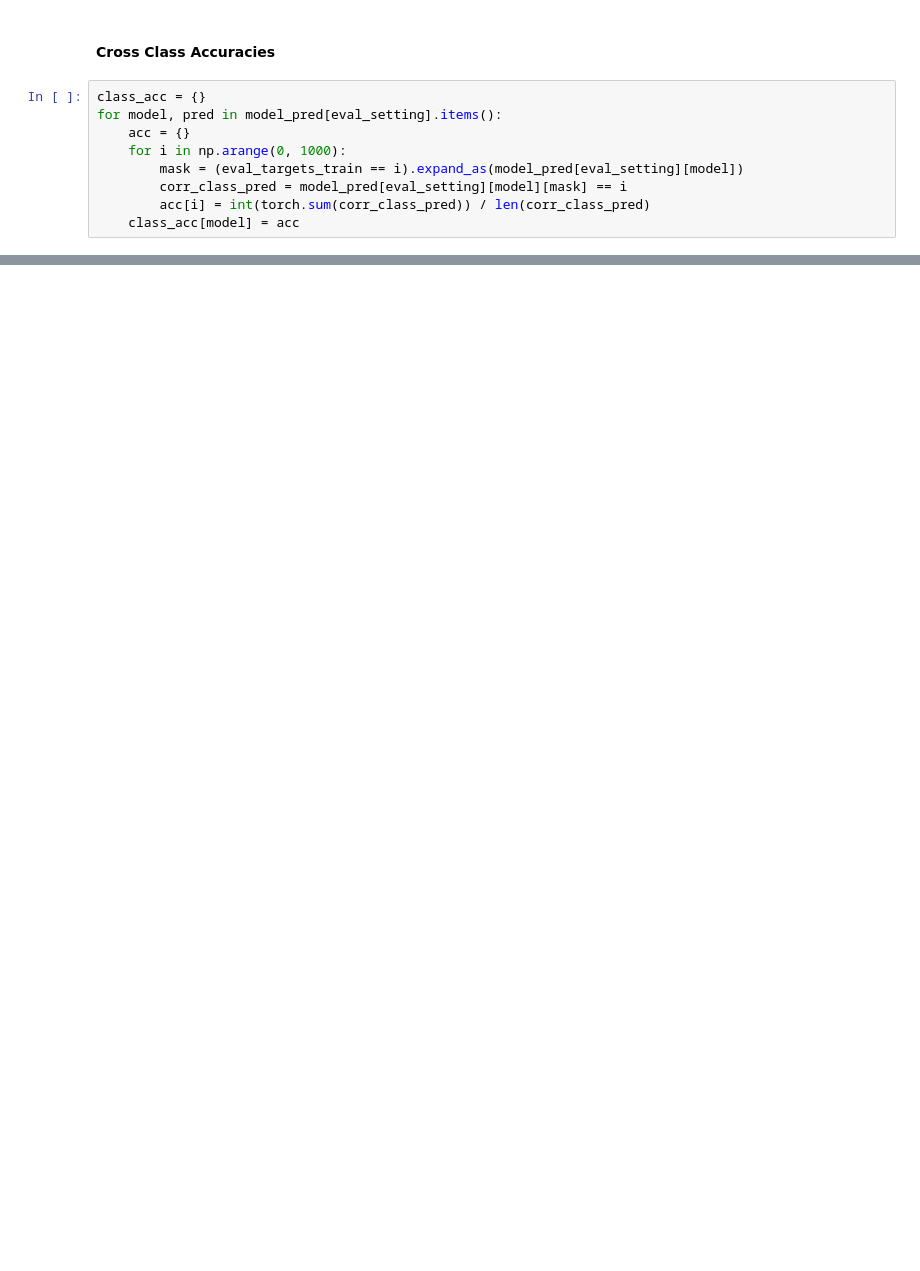
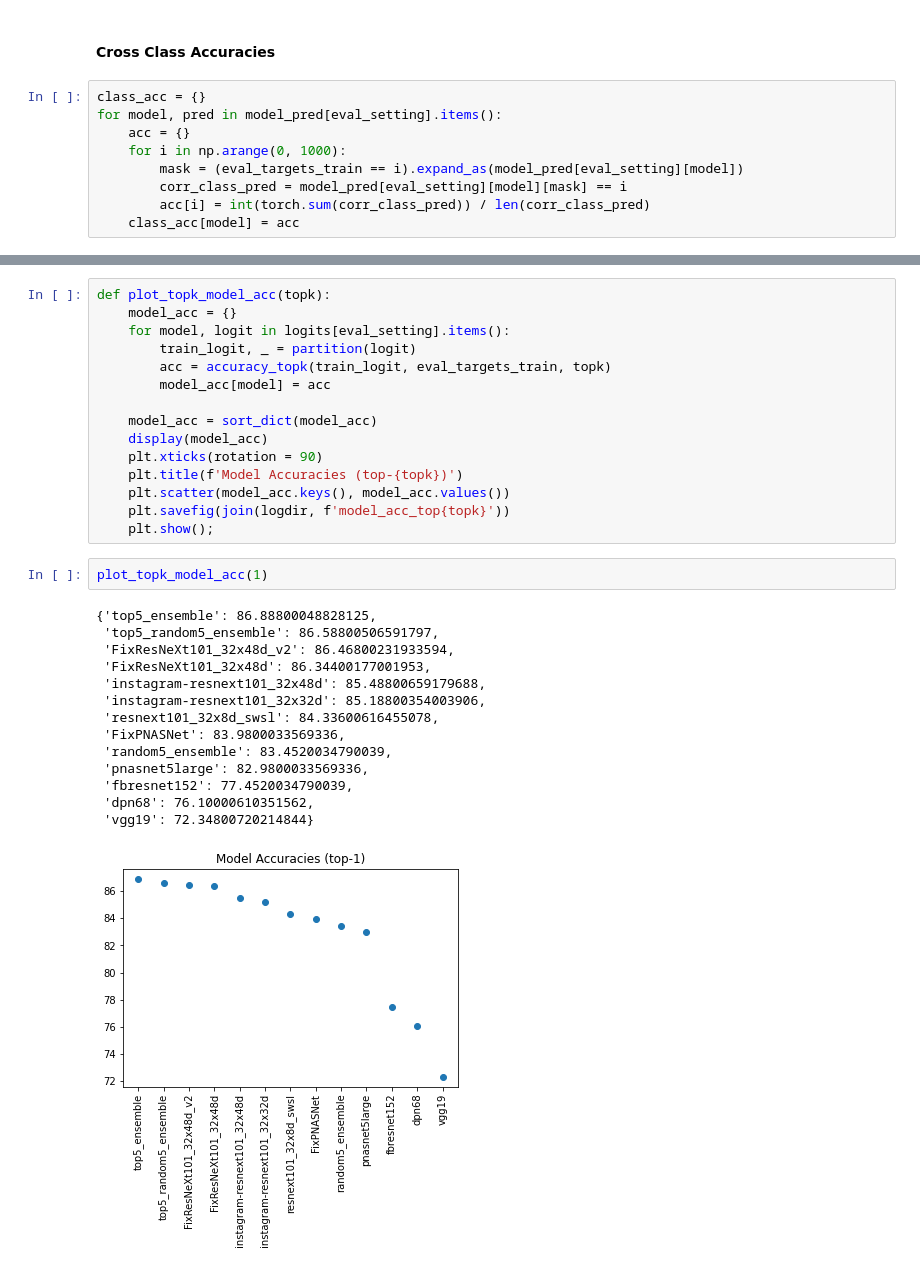
Before and after one commit to csinva/dnn-ensemble, a Jupyter notebook: eda.ipynb, the cells around one changed output, grey strips where cells are left out. Saved outputs shown, nothing was run; the diff lists cells and outputs as text; blank space fills up the shorter version.

```diff
--- a/eda.ipynb
+++ b/eda.ipynb
@@ -328,0 +382,32 @@ vgg19 0.7239999771118164
+# %%
+def plot_topk_model_acc(topk):
+    model_acc = {}
+    for model, logit in logits[eval_setting].items():
+        train_logit, _ = partition(logit)
+        acc = accuracy_topk(train_logit, eval_targets_train, topk)
+        model_acc[model] = acc
+
+    model_acc = sort_dict(model_acc)
+    display(model_acc)
+    plt.xticks(rotation = 90)
+    plt.title(f'Model Accuracies (top-{topk})')
+    plt.scatter(model_acc.keys(), model_acc.values())
+    plt.savefig(join(logdir, f'model_acc_top{topk}'))
+    plt.show();
+# %%
+plot_topk_model_acc(1)
+# %% [output]
+{'top5_ensemble': 86.88800048828125,
+ 'top5_random5_ensemble': 86.58800506591797,
+ 'FixResNeXt101_32x48d_v2': 86.46800231933594,
+ 'FixResNeXt101_32x48d': 86.34400177001953,
+ 'instagram-resnext101_32x48d': 85.48800659179688,
+ 'instagram-resnext101_32x32d': 85.18800354003906,
+ 'resnext101_32x8d_swsl': 84.33600616455078,
+ 'FixPNASNet': 83.9800033569336,
+ 'random5_ensemble': 83.4520034790039,
+ 'pnasnet5large': 82.9800033569336,
+ 'fbresnet152': 77.4520034790039,
+ 'dpn68': 76.10000610351562,
+ 'vgg19': 72.34800720214844}
+[figure, added]
```
Also changed, not shown: parts of 23 cells of this notebook, 1 other file.
